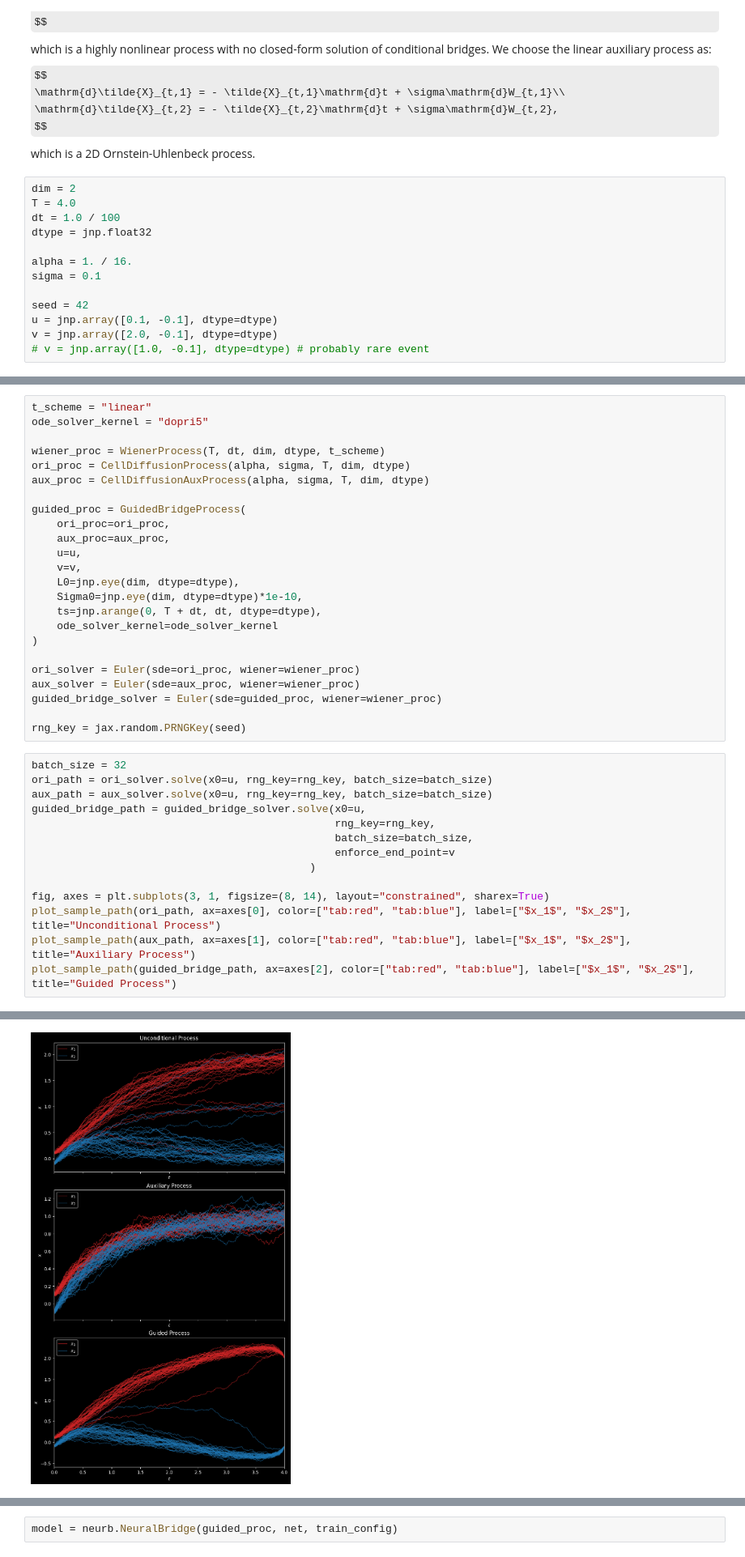
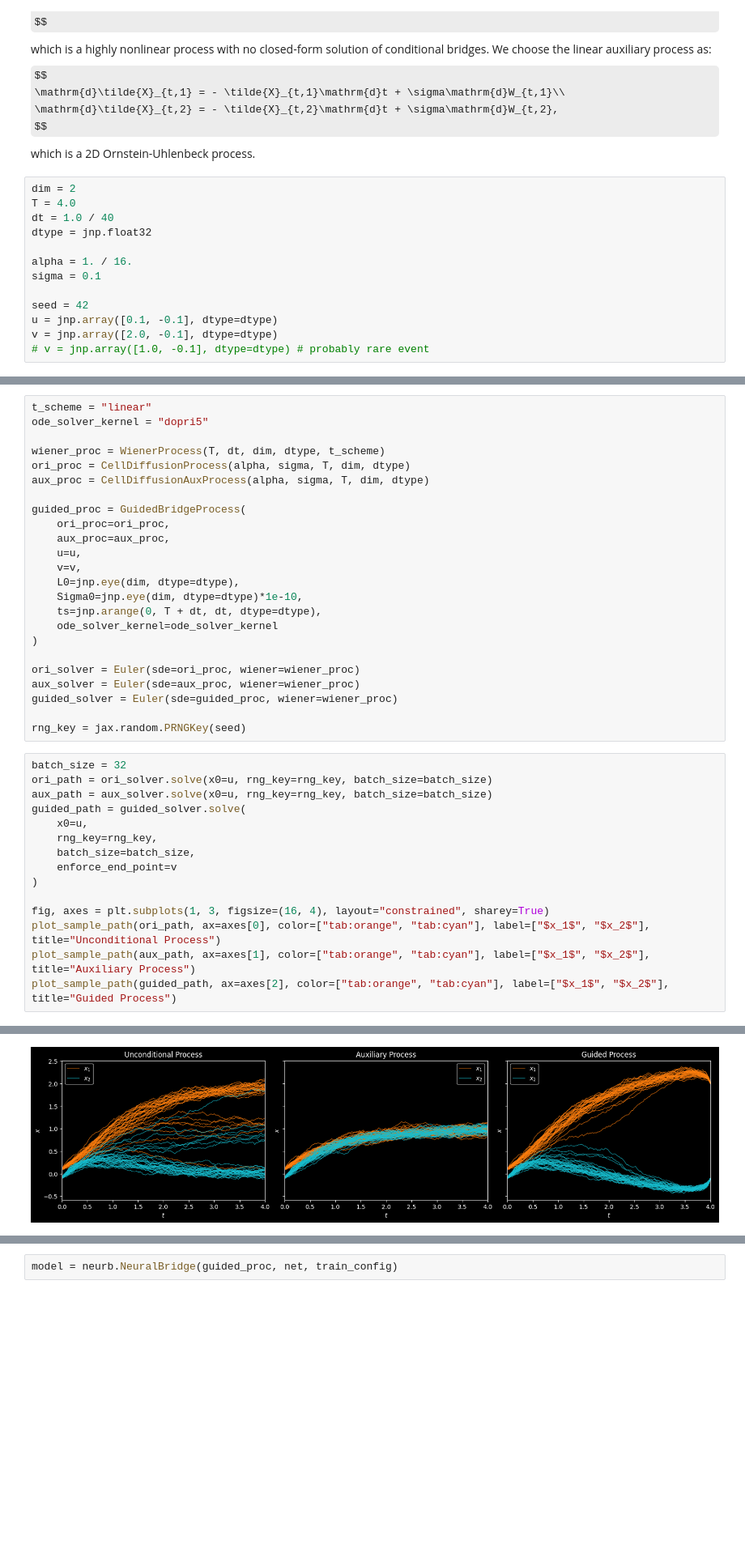
Before and after one commit to bookdiver/neuralbridge, a Jupyter notebook: notebooks/cell_model.ipynb, the cells around one changed output, grey strips where cells are left out. Shown at 81% size. Cells and saved outputs as stored; diff of their text form; some formulas as TeX source; blank space fills up the shorter version.

Commit message:
Fix the bug in score matching reversed bridge, rename some modules

```diff
--- a/notebooks/cell_model.ipynb
+++ b/notebooks/cell_model.ipynb
@@ -30,7 +30,7 @@ which is a 2D Ornstein-Uhlenbeck process.
 # %%
 dim = 2
 T = 4.0
-dt = 1.0 / 100
+dt = 1.0 / 40
 dtype = jnp.float32
 
 alpha = 1. / 16.
@@ -64,23 +61,24 @@ guided_proc = GuidedBridgeProcess(
 
 ori_solver = Euler(sde=ori_proc, wiener=wiener_proc)
 aux_solver = Euler(sde=aux_proc, wiener=wiener_proc)
-guided_bridge_solver = Euler(sde=guided_proc, wiener=wiener_proc)
+guided_solver = Euler(sde=guided_proc, wiener=wiener_proc)
 
 rng_key = jax.random.PRNGKey(seed)
 # %%
 batch_size = 32
 ori_path = ori_solver.solve(x0=u, rng_key=rng_key, batch_size=batch_size)
 aux_path = aux_solver.solve(x0=u, rng_key=rng_key, batch_size=batch_size)
-guided_bridge_path = guided_bridge_solver.solve(x0=u,
-                                                rng_key=rng_key,
-                                                batch_size=batch_size,
-                                                enforce_end_point=v
-                                            )
+guided_path = guided_solver.solve(
+    x0=u,
+    rng_key=rng_key,
+    batch_size=batch_size,
+    enforce_end_point=v
+)
 
-fig, axes = plt.subplots(3, 1, figsize=(8, 14), layout="constrained", sharex=True)
-plot_sample_path(ori_path, ax=axes[0], color=["tab:red", "tab:blue"], label=["$x_1$", "$x_2$"], title="Unconditional Process")
-plot_sample_path(aux_path, ax=axes[1], color=["tab:red", "tab:blue"], label=["$x_1$", "$x_2$"], title="Auxiliary Process")
-plot_sample_path(guided_bridge_path, ax=axes[2], color=["tab:red", "tab:blue"], label=["$x_1$", "$x_2$"], title="Guided Process")
+fig, axes = plt.subplots(1, 3, figsize=(16, 4), layout="constrained", sharey=True)
+plot_sample_path(ori_path, ax=axes[0], color=["tab:orange", "tab:cyan"], label=["$x_1$", "$x_2$"], title="Unconditional Process")
+plot_sample_path(aux_path, ax=axes[1], color=["tab:orange", "tab:cyan"], label=["$x_1$", "$x_2$"], title="Auxiliary Process")
+plot_sample_path(guided_path, ax=axes[2], color=["tab:orange", "tab:cyan"], label=["$x_1$", "$x_2$"], title="Guided Process")
 # %% [output]
 <Axes: title={'center': 'Guided Process'}, xlabel='$t$', ylabel='$x$'>
-[figure, old version]
+[figure, new version]
```
Also changed, not shown: parts of 11 cells of this notebook, 7 other files.
